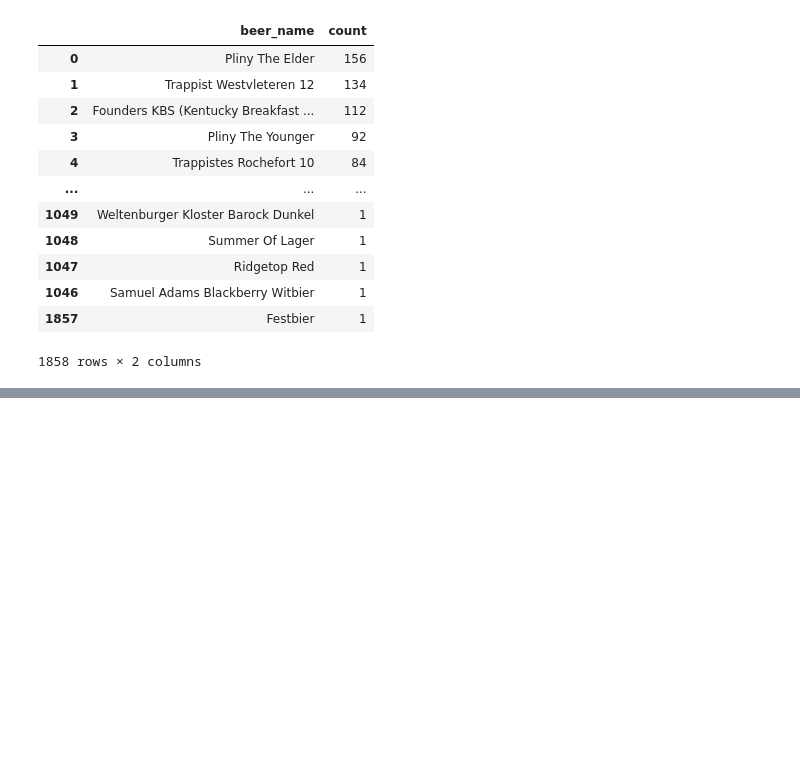
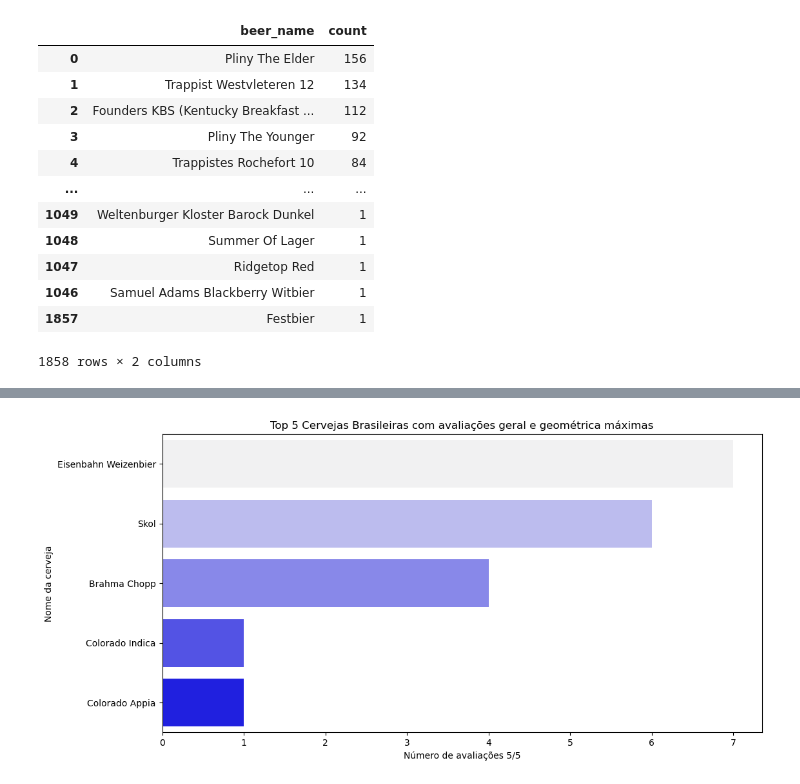
Before and after one commit to fea-dev-usp/analise-da-breja, a Jupyter notebook: Notas de Breja por Cervejaria.ipynb, the cells around one changed output, grey strips where cells are left out. Drawn from its saved outputs; the diff is of its cells as text; code cells hidden in the pictures; blank space fills up the shorter version.

Commit message:
incluindo novos gráficos

```diff
--- a/Notas de Breja por Cervejaria.ipynb
+++ b/Notas de Breja por Cervejaria.ipynb
@@ -694 +691,13 @@ Passing `palette` without assigning `hue` is deprecated and will be removed in v
 [figure]
+# %%
+top_cervejas_br = contagem_cervejas_brasileiras.head(5)
+
+# Criar o gráfico de barras
+plt.figure(figsize=(12, 6))
+sns.barplot(x='count', y='beer_name', data=top_cervejas_br, palette='light:b')
+plt.xlabel('Número de avaliações 5/5')
+plt.ylabel('Nome da cerveja')
+plt.title('Top 5 Cervejas Brasileiras com avaliações geral e geométrica máximas')
+plt.show()
+# %% [output]
+[figure, added]
```
Also changed, not shown: parts of 2 cells of this notebook.
